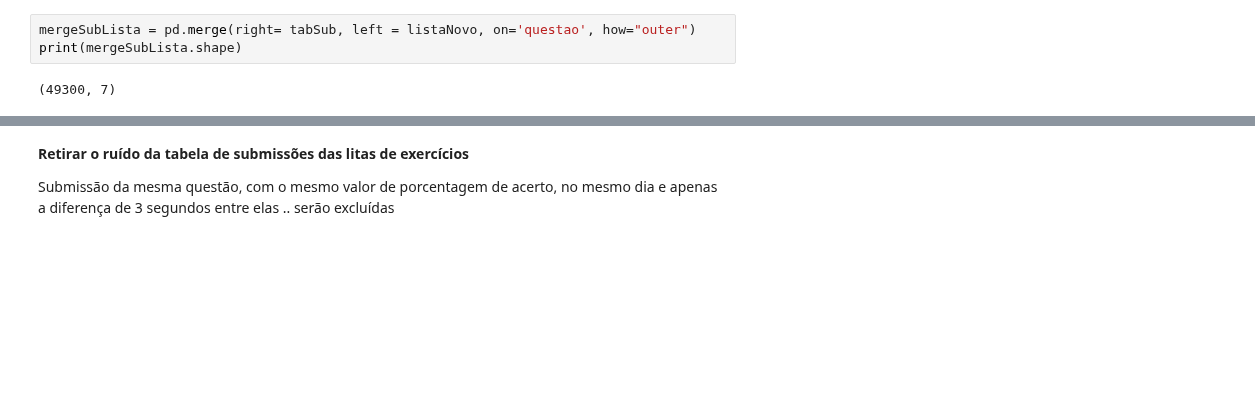
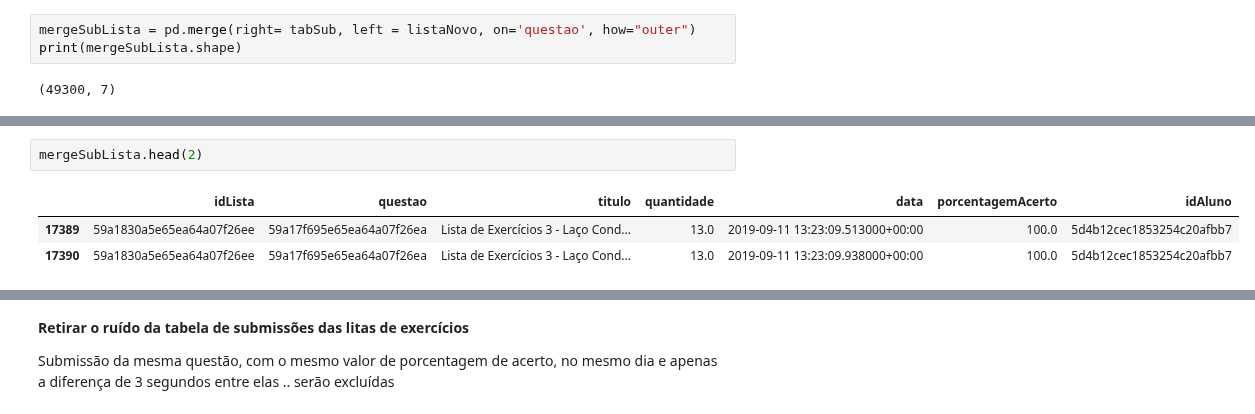
Before and after one commit to repitta/CienciaDeDadosEducacionais, a Jupyter notebook: pre-processoLOP.ipynb, the cells around one changed output, grey strips where cells are left out. Saved outputs shown, nothing was run; the diff lists cells and outputs as text; blank space fills up the shorter version.

```diff
--- a/pre-processoLOP.ipynb
+++ b/pre-processoLOP.ipynb
@@ -429,0 +442,6 @@ print(mergeSubLista.shape)
+# %%
+mergeSubLista.head(2)
+# %% [output]
+|  | idLista | questao | titulo | quantidade | data | porcentagemAcerto | idAluno |
+| 17389 | 59a1830a5e65ea64a07f26ee | 59a17f695e65ea64a07f26ea | Lista de Exercícios 3 - Laço Cond... | 13.0 | 2019-09-11 13:23:09.513000+00:00 | 100.0 | 5d4b12cec1853254c20afbb7 |
+| 17390 | 59a1830a5e65ea64a07f26ee | 59a17f695e65ea64a07f26ea | Lista de Exercícios 3 - Laço Cond... | 13.0 | 2019-09-11 13:23:09.938000+00:00 | 100.0 | 5d4b12cec1853254c20afbb7 |
```
Also changed, not shown: parts of 7 cells of this notebook.
